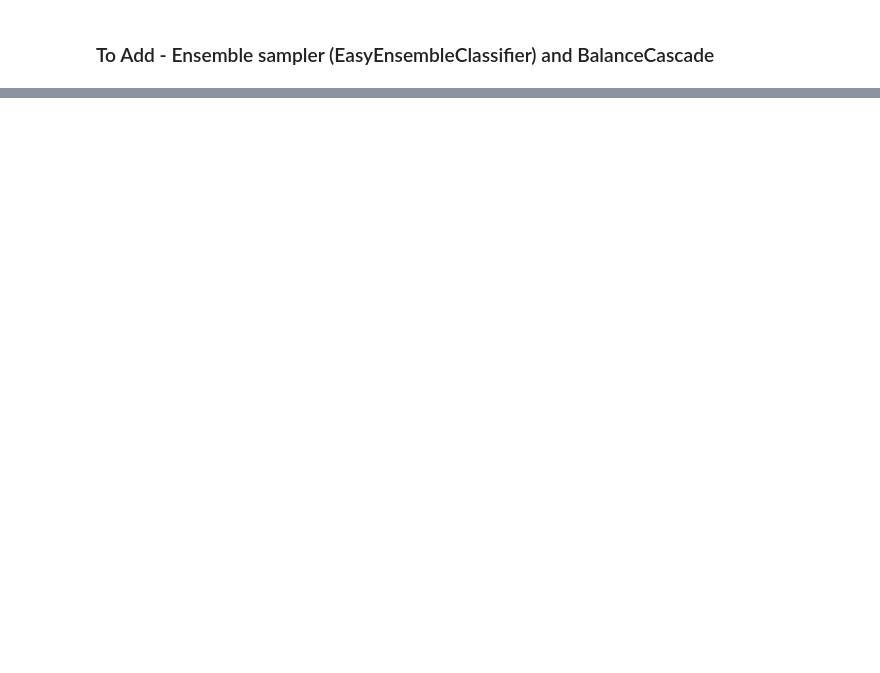
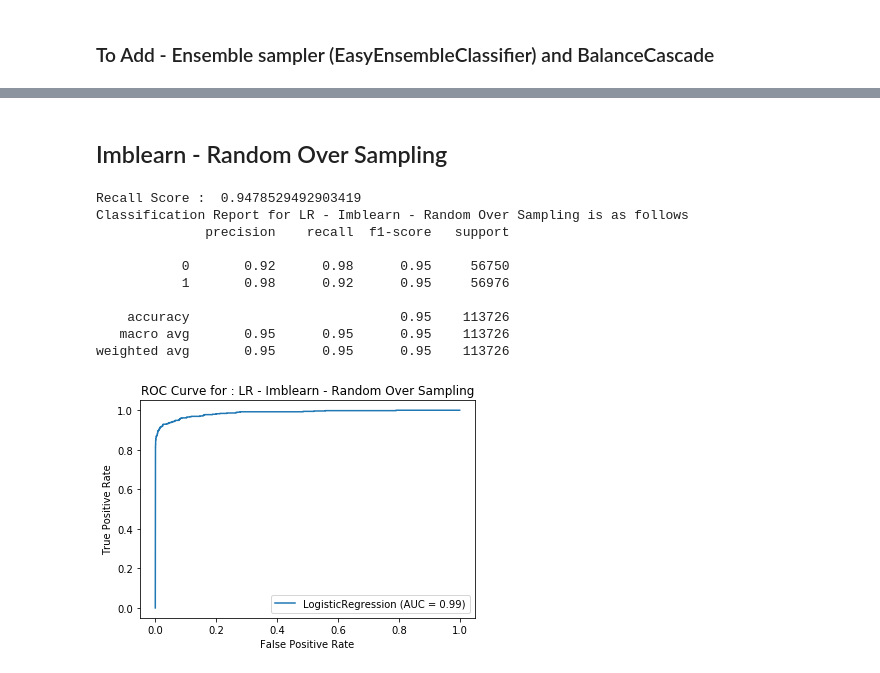
Before and after one commit to SahilChachra/Handling-Imbalanced-Dataset, a Jupyter notebook: Handling Imbalance Dataset.ipynb, the cells around one changed output, grey strips where cells are left out. Cells and saved outputs as stored; diff of their text form; code cells hidden in the pictures; blank space fills up the shorter version.

```diff
--- a/Handling Imbalance Dataset.ipynb
+++ b/Handling Imbalance Dataset.ipynb
@@ -255,0 +345,18 @@ Wall time: 8min 48s
+# %% [markdown]
+## Imblearn - Random Over Sampling
+# %%
+X_ros_train, X_ros_test, y_ros_train, y_ros_test = splittingData(X_ros, y_ros)
+
+training_prediction('LR - Imblearn - Random Over Sampling', logisticRegressionModel, X_ros_train, y_ros_train, X_ros_test, y_ros_test)
+# %% [output]
+Recall Score :  0.9478529492903419
+Classification Report for LR - Imblearn - Random Over Sampling is as follows
+              precision    recall  f1-score   support
+
+           0       0.92      0.98      0.95     56750
+           1       0.98      0.92      0.95     56976
+
+    accuracy                           0.95    113726
+   macro avg       0.95      0.95      0.95    113726
+weighted avg       0.95      0.95      0.95    113726
+[figure, added]
```
Also changed, not shown: parts of 29 cells of this notebook.
